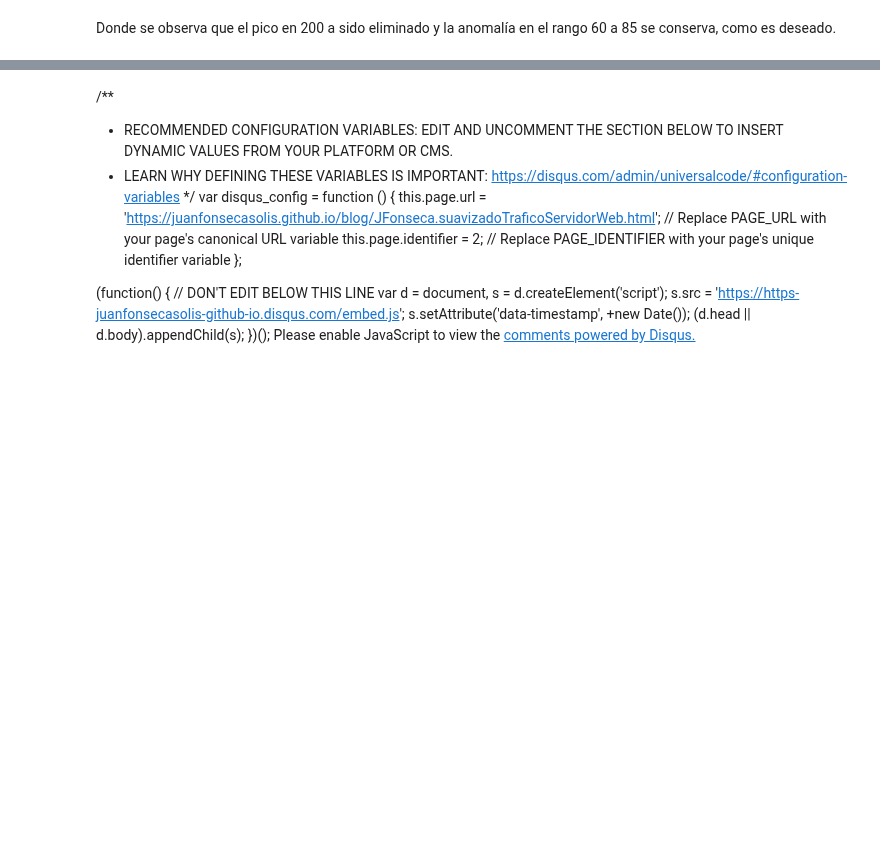
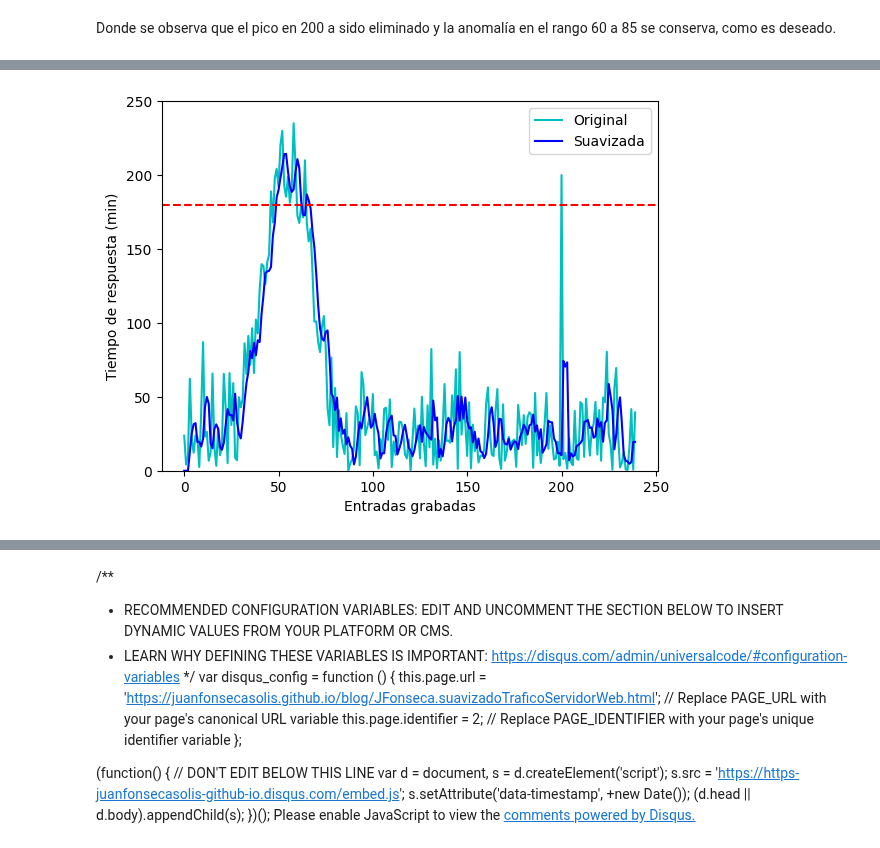
Before and after one commit to juanfonsecasolis/juanfonsecasolis.github.io, a Jupyter notebook: blog/ipynb/JFonseca.suavizadoTraficoServidorWeb.ipynb, the cells around one changed output, grey strips where cells are left out. Saved outputs shown, nothing was run; the diff lists cells and outputs as text; code cells hidden in the pictures; blank space fills up the shorter version.

```diff
--- a/blog/ipynb/JFonseca.suavizadoTraficoServidorWeb.ipynb
+++ b/blog/ipynb/JFonseca.suavizadoTraficoServidorWeb.ipynb
@@ -90,0 +87,4 @@ El retraso de grupo se determina usando una serie de técnicas del campo del pro
+# %%
+graficar_seniales(x, ma(x, 3))
+# %% [output]
+[figure, added]
```
Also changed, not shown: parts of 10 cells of this notebook, 1 other file.
